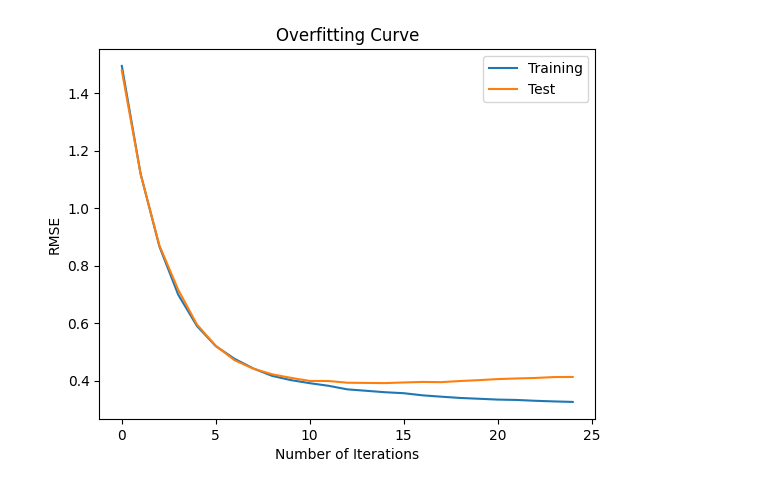
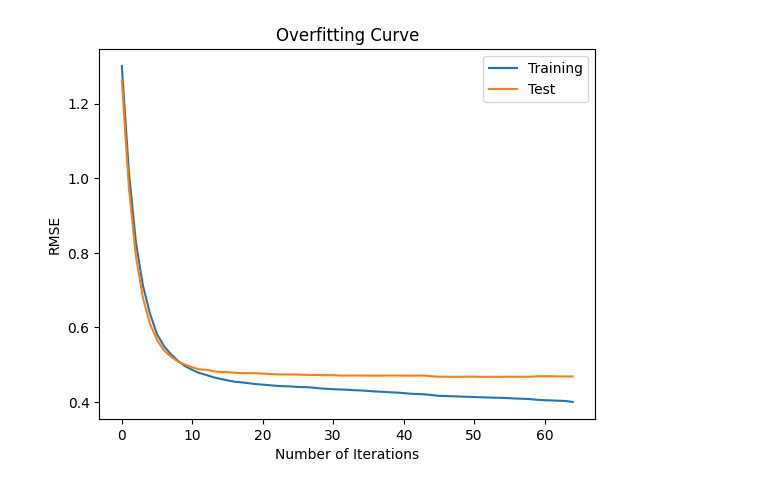
Before and after one commit to DC2-G19/policeResourceAllocation, a Jupyter notebook: XGBoost_Model.ipynb, the cells around one changed output. Cells and saved outputs as stored; diff of their text form; code cells hidden in the pictures.

Commit message:
Fixed issue with missing LSOA, updated some parts of the data cleaner

```diff
--- a/XGBoost_Model.ipynb
+++ b/XGBoost_Model.ipynb
@@ -38,11 +38,3 @@ df_unemployment_5yr["Unemployment"] = df_unemployment_5yr["value"]
 df_unemployment_5yr = df_unemployment_5yr.drop(columns=["date", "index", "value"], axis=1)
 #filterig unemployment to 5 year time spand of 2014 to 2019 and renaming columns for compatibility
 #2013 included for time lag
-# %%
-
-df_bar=df_burglary_all[df_burglary_all['LSOA name'].str.contains('Barnet')].drop(columns=['Reported by', 'Falls within']).dropna()
-df_bar['Month'] = pd.to_datetime(df_bar['Month'])
-df_bar['Year']= df_bar['Month'].dt.year
-df_bar_5yr = df_bar[(df_bar['Month'].dt.year >= start_year) & (df_bar['Month'].dt.year <= end_year)]
-
-#Filtering for Barnet data, 2013 included for time lag
@@ -60,6 +60,21 @@ df_grannies_all = pd.read_excel(file_path, sheet_name='2021')
 df_grannies_all["Proportion old"]=df_grannies_all["One person Aged 66+"]/df_grannies_all['All households']
 df_grannies=df_grannies_all[['LSOA code', 'One person Aged 66+', 'One person Aged up to 65','Family: all aged 66+', 'Proportion old']]
 # %%
-burglaries_per_lsoa_month = df_bar_5yr[df_bar_5yr['Crime type'] == 'Burglary'].groupby(['LSOA code', 'Month']).size()
-burglaries_per_lsoa_month = burglaries_per_lsoa_month.reset_index(name='Total Burglaries')
+temp_burglaries_per_lsoa_month = df_bar_5yr[df_bar_5yr['Crime type'] == 'Burglary'].groupby(['LSOA code', 'Month']).size()
+temp_burglaries_per_lsoa_month = temp_burglaries_per_lsoa_month.reset_index(name='Total Burglaries')
 #Getting total burglaries per LSOA on a Monthly basis
+# %%
+df = temp_burglaries_per_lsoa_month
+df['Month'] = pd.to_datetime(df['Month'])
+
+# Create a DataFrame with all combinations of LSOA codes and months
+all_combinations = pd.MultiIndex.from_product([lsoa_codes_bar, df['Month'].unique()], names=['LSOA code', 'Month'])
+full_df = pd.DataFrame(index=all_combinations).reset_index()
+
+# Merge the full DataFrame with the original data
+result = pd.merge(full_df, df, on=['LSOA code', 'Month'], how='left')
+
+# Fill missing values with 0
+result['Total Burglaries'] = result['Total Burglaries'].fillna(0)
+
+burglaries_per_lsoa_month = result
@@ -106,7 +123,7 @@ df_temp_merged_clean_train = df_temp_merged_clean_dummies[(df_temp_merged_clean_
 df_temp_merged_clean_test = df_temp_merged_clean_dummies[(df_temp_merged_clean_dummies['Month'].dt.year >= test_lower) & (df_temp_merged_clean_dummies['Month'].dt.year <= test_upper)]
 #Filtering test and train based on time span provided in the 2nd cell
 # %%
-normal =["Total Burglaries", "LSOA code", "Month_Int", "Month", "Proportion small house", "One person Aged up to 65", "One person Aged 66+", "Family: all aged 66+"] #remove some for multicolinearity
+normal =["Total Burglaries", "LSOA code", "Month_Int", "Month", "Proportion small house", "One person Aged up to 65", "One person Aged 66+", "Family: all aged 66+", "Proportion social", "Proportion of indep"] #remove some for multicolinearity
 unep_lag_l = ["Unemployment_PctChange_2m" ,"Unemployment_PctChange_4m","Unemployment_PctChange_5m", "Unemployment_PctChange_6m", "Unemployment_PctChange_7m", "Unemployment_PctChange_8m", "Unemployment_PctChange_9m", "Unemployment_PctChange_10m", "Unemployment_PctChange_11m"]
 burg_lag_l = ["Total_Burglaries_PctChange_4m","Total_Burglaries_PctChange_2m","Total_Burglaries_PctChange_5m","Total_Burglaries_PctChange_6m", "Total_Burglaries_PctChange_7m", "Total_Burglaries_PctChange_8m", "Total_Burglaries_PctChange_9m", "Total_Burglaries_PctChange_10m", "Total_Burglaries_PctChange_11m" ]
 columns_drop = normal + unep_lag_l + burg_lag_l
@@ -133,30 +146,30 @@ X_train.head()
 # %%
-model = XGBRegressor(n_estimators=100, reg_lambda=1.5, alpha=1, eval_metric="rmse", early_stopping_rounds=10)
+model = XGBRegressor(n_estimators=100, reg_lambda=2, alpha=1.5, eval_metric="rmse", early_stopping_rounds=10)
 
 # Train the model with eval_set for tracking evaluation metrics
 eval_set = [(X_train, y_train), (X_test, y_test)]
 model.fit(X_train, y_train, eval_set=eval_set, verbose=False)
 
 # Get predictions for training and test sets
 pred_train = model.predict(X_train)
 predictions = model.predict(X_test)
 
 # Get the training history from the model's evaluation result
 results = model.evals_result()
 
 train_metric = results["validation_0"]["rmse"]
 test_metric = results["validation_1"]["rmse"]
 
 # Plot the overfitting curve
 plt.plot(train_metric, label="Training")
 plt.plot(test_metric, label="Test")
 plt.xlabel("Number of Iterations")
 plt.ylabel("RMSE")
 plt.title("Overfitting Curve")
 plt.legend()
 plt.show()
 # %% [output]
-[figure, old version]
+[figure, new version]
 # %%
 
 %matplotlib inline
```
Also changed, not shown: parts of 18 cells of this notebook, 2 other files.
